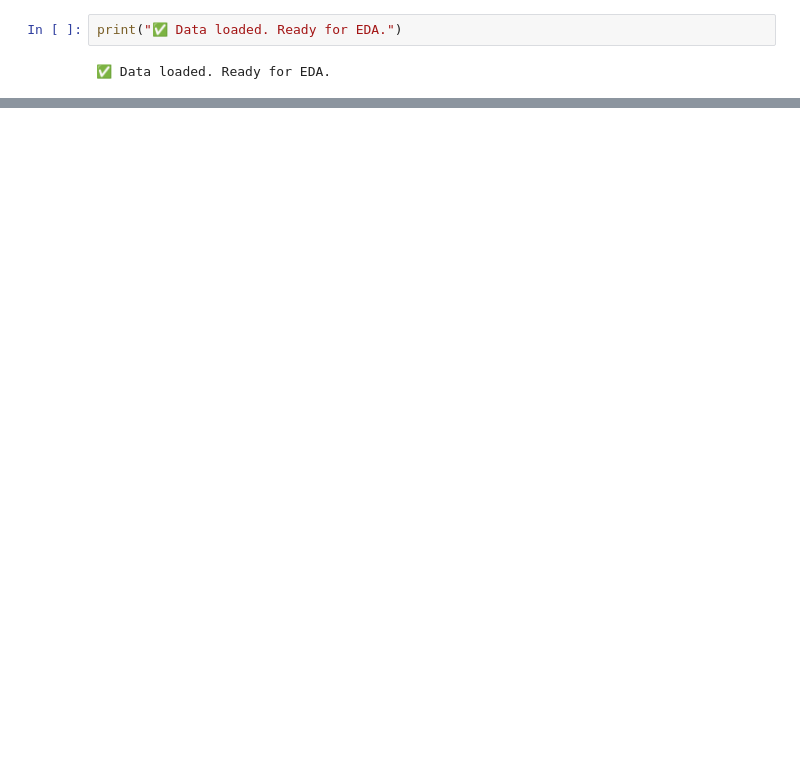
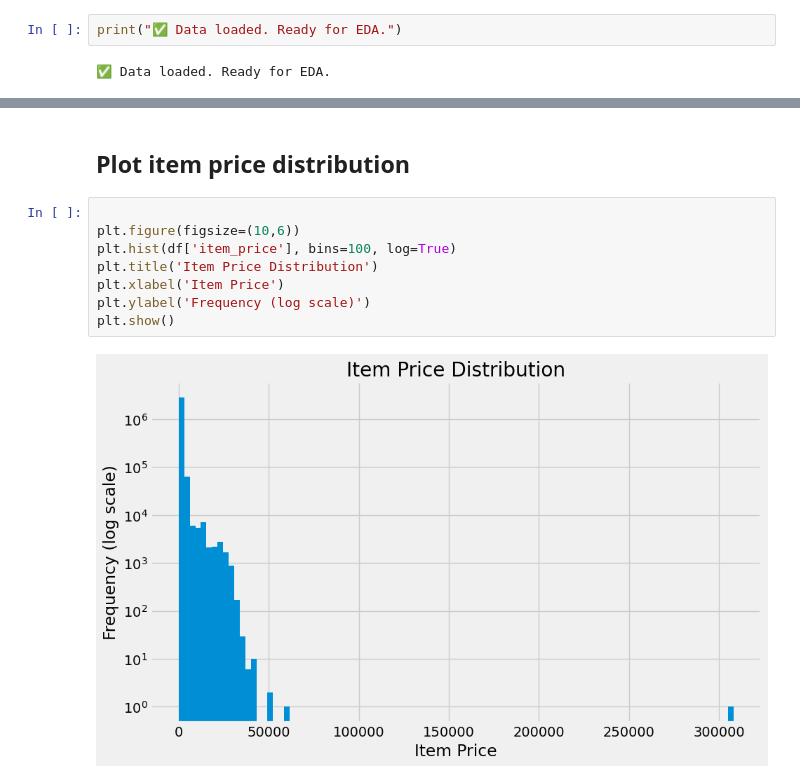
Before and after one commit to chandtr/CapstoneProject, a Jupyter notebook: SalesPrediction.ipynb, the cells around one changed output, grey strips where cells are left out. Saved outputs shown, nothing was run; the diff lists cells and outputs as text; blank space fills up the shorter version.

```diff
--- a/SalesPrediction.ipynb
+++ b/SalesPrediction.ipynb
@@ -86,0 +244,12 @@ print("✅ Data loaded. Ready for EDA.")
+# %% [markdown]
+## **Plot item price distribution**
+# %%
+
+plt.figure(figsize=(10,6))
+plt.hist(df['item_price'], bins=100, log=True)
+plt.title('Item Price Distribution')
+plt.xlabel('Item Price')
+plt.ylabel('Frequency (log scale)')
+plt.show()
+# %% [output]
+[figure, added]
```
Also changed, not shown: parts of 63 cells of this notebook, 2 other files.
